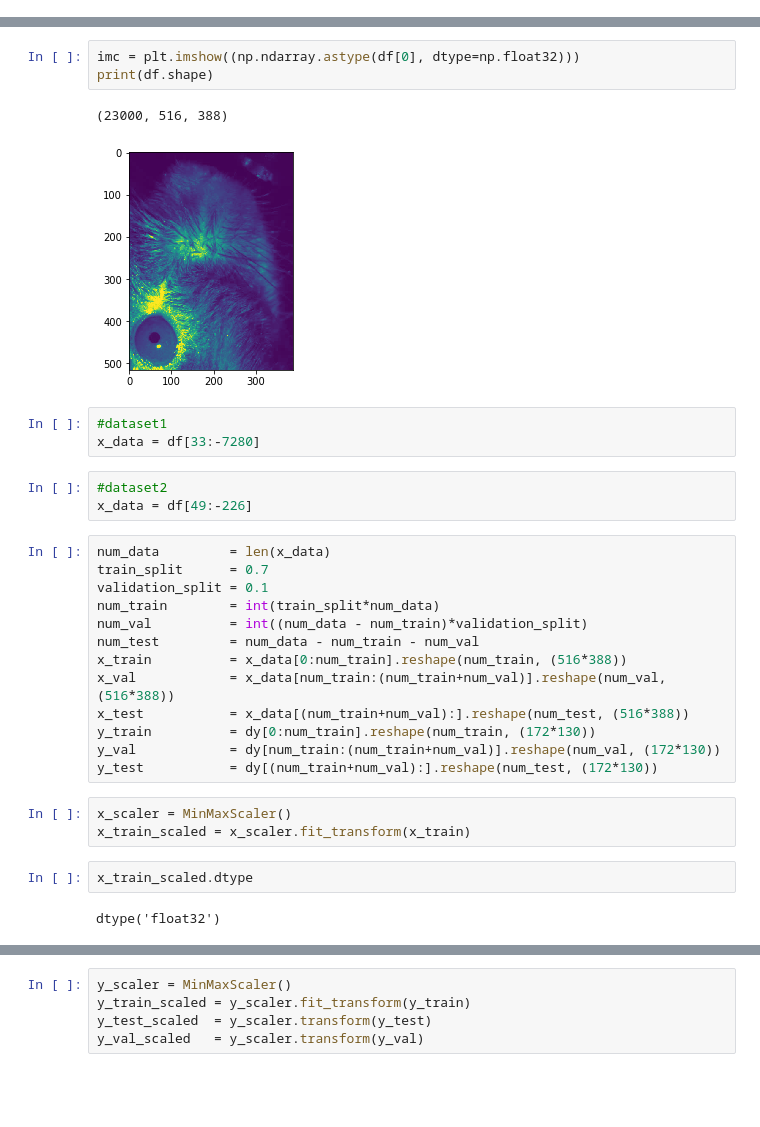
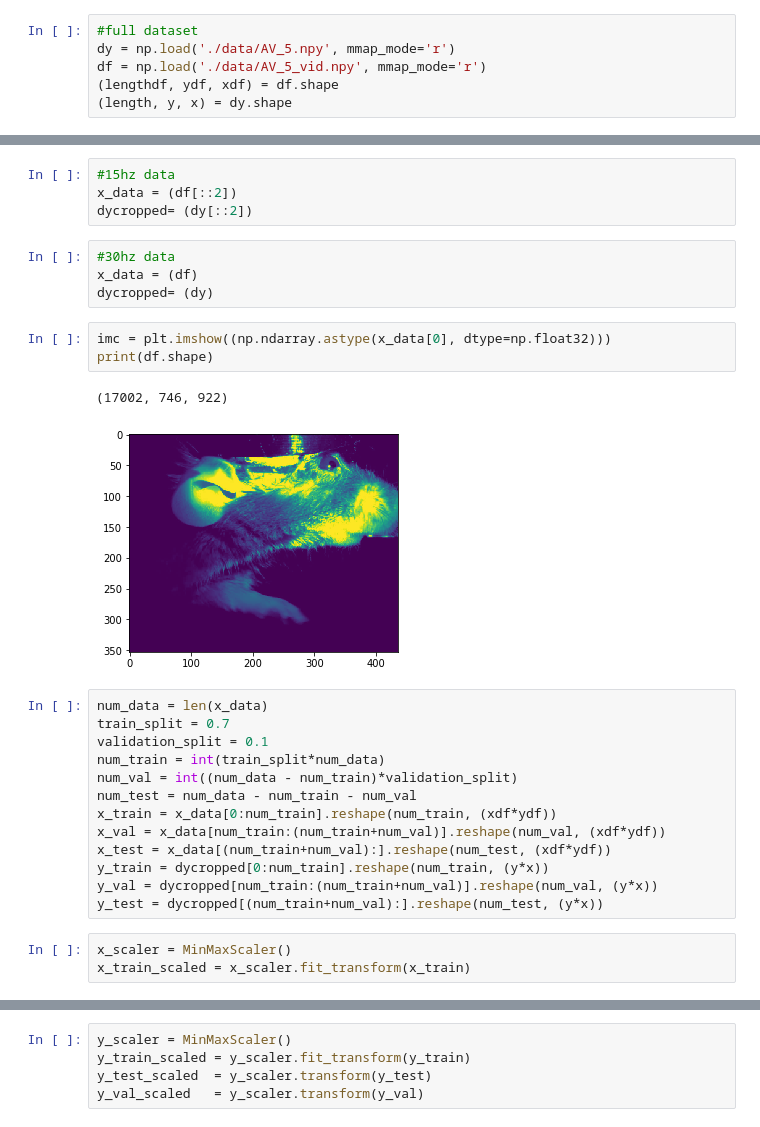
Before and after one commit to enmccarthy/drp, a Jupyter notebook: DRPlstmCNN.ipynb, the cells around one changed output, grey strips where cells are left out. Saved outputs shown, nothing was run; the diff lists cells and outputs as text; blank space fills up the shorter version.

```diff
--- a/DRPlstmCNN.ipynb
+++ b/DRPlstmCNN.ipynb
@@ -31,0 +70,6 @@ dy = np.ndarray.astype(pickle.load(open('r4m7170321s1.pkl', "rb")),dtype=np.floa
+# %%
+#full dataset
+dy = np.load('./data/AV_5.npy', mmap_mode='r')
+df = np.load('./data/AV_5_vid.npy', mmap_mode='r')
+(lengthdf, ydf, xdf) = df.shape
+(length, y, x) = dy.shape
@@ -32,32 +91,30 @@ dy = np.ndarray.astype(pickle.load(open('r4m7170321s1.pkl', "rb")),dtype=np.floa
+# %%
+#15hz data
+x_data = (df[::2])
+dycropped= (dy[::2])
+# %%
+#30hz data
+x_data = (df)
+dycropped= (dy)
 # %%
-imc = plt.imshow((np.ndarray.astype(df[0], dtype=np.float32)))
+imc = plt.imshow((np.ndarray.astype(x_data[0], dtype=np.float32)))
 print(df.shape)
 # %% [output]
-(23000, 516, 388)
+(17002, 746, 922)
-[figure, old version]
+[figure, new version]
-# %%
-#dataset1
-x_data = df[33:-7280]
-# %%
-#dataset2
-x_data = df[49:-226]
 # %%
-num_data         = len(x_data)
-train_split      = 0.7
+num_data = len(x_data)
+train_split = 0.7
 validation_split = 0.1
-num_train        = int(train_split*num_data)
-num_val          = int((num_data - num_train)*validation_split)
-num_test         = num_data - num_train - num_val
-x_train          = x_data[0:num_train].reshape(num_train, (516*388))
-x_val            = x_data[num_train:(num_train+num_val)].reshape(num_val, (516*388))
-x_test           = x_data[(num_train+num_val):].reshape(num_test, (516*388))
-y_train          = dy[0:num_train].reshape(num_train, (172*130))
-y_val            = dy[num_train:(num_train+num_val)].reshape(num_val, (172*130))
-y_test           = dy[(num_train+num_val):].reshape(num_test, (172*130))
+num_train = int(train_split*num_data)
+num_val = int((num_data - num_train)*validation_split)
+num_test = num_data - num_train - num_val
+x_train = x_data[0:num_train].reshape(num_train, (xdf*ydf))
+x_val = x_data[num_train:(num_train+num_val)].reshape(num_val, (xdf*ydf))
+x_test = x_data[(num_train+num_val):].reshape(num_test, (xdf*ydf))
+y_train = dycropped[0:num_train].reshape(num_train, (y*x))
+y_val = dycropped[num_train:(num_train+num_val)].reshape(num_val, (y*x))
+y_test = dycropped[(num_train+num_val):].reshape(num_test, (y*x))
 # %%
 x_scaler = MinMaxScaler()
 x_train_scaled = x_scaler.fit_transform(x_train)
-# %%
-x_train_scaled.dtype
-# %% [output]
-dtype('float32')
```
Also changed, not shown: parts of 26 cells of this notebook, 11 other files.
